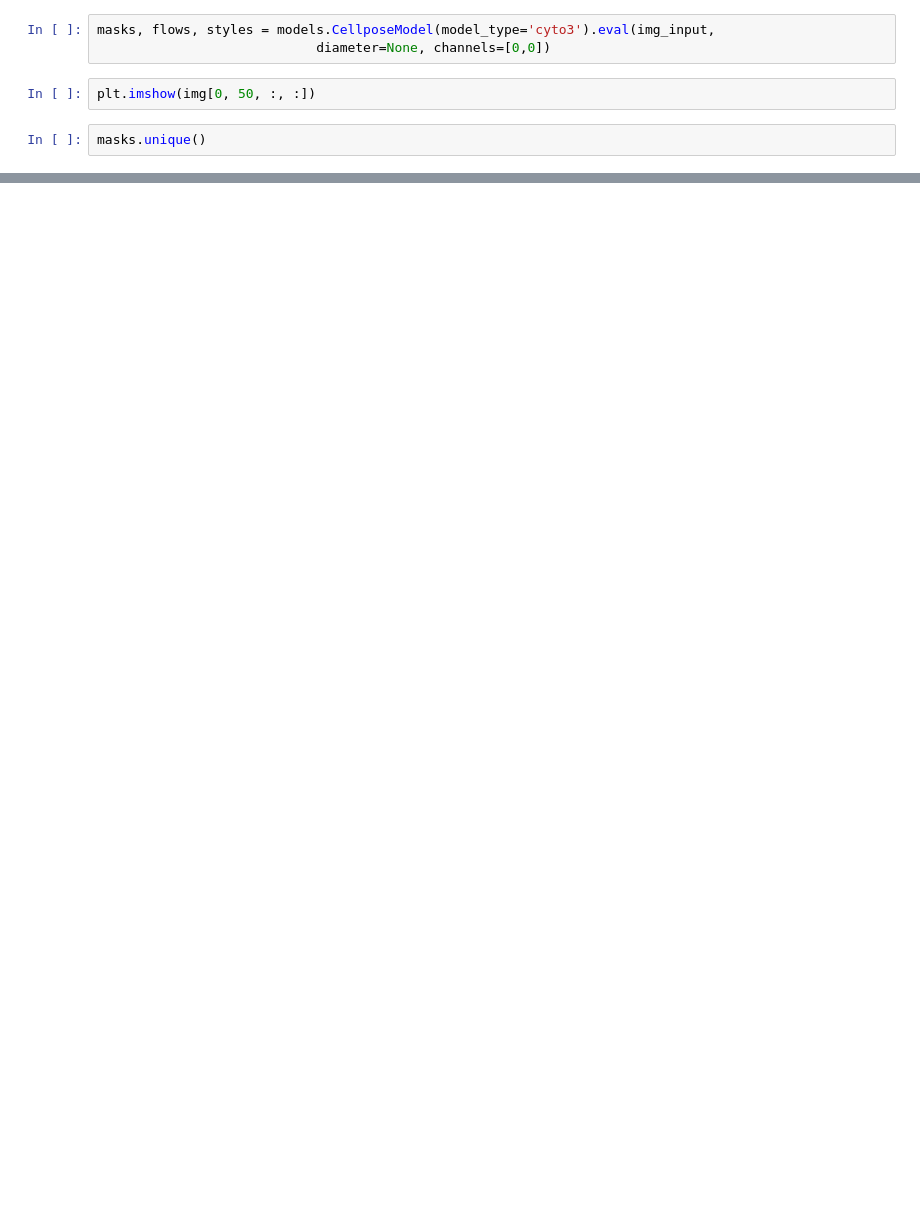
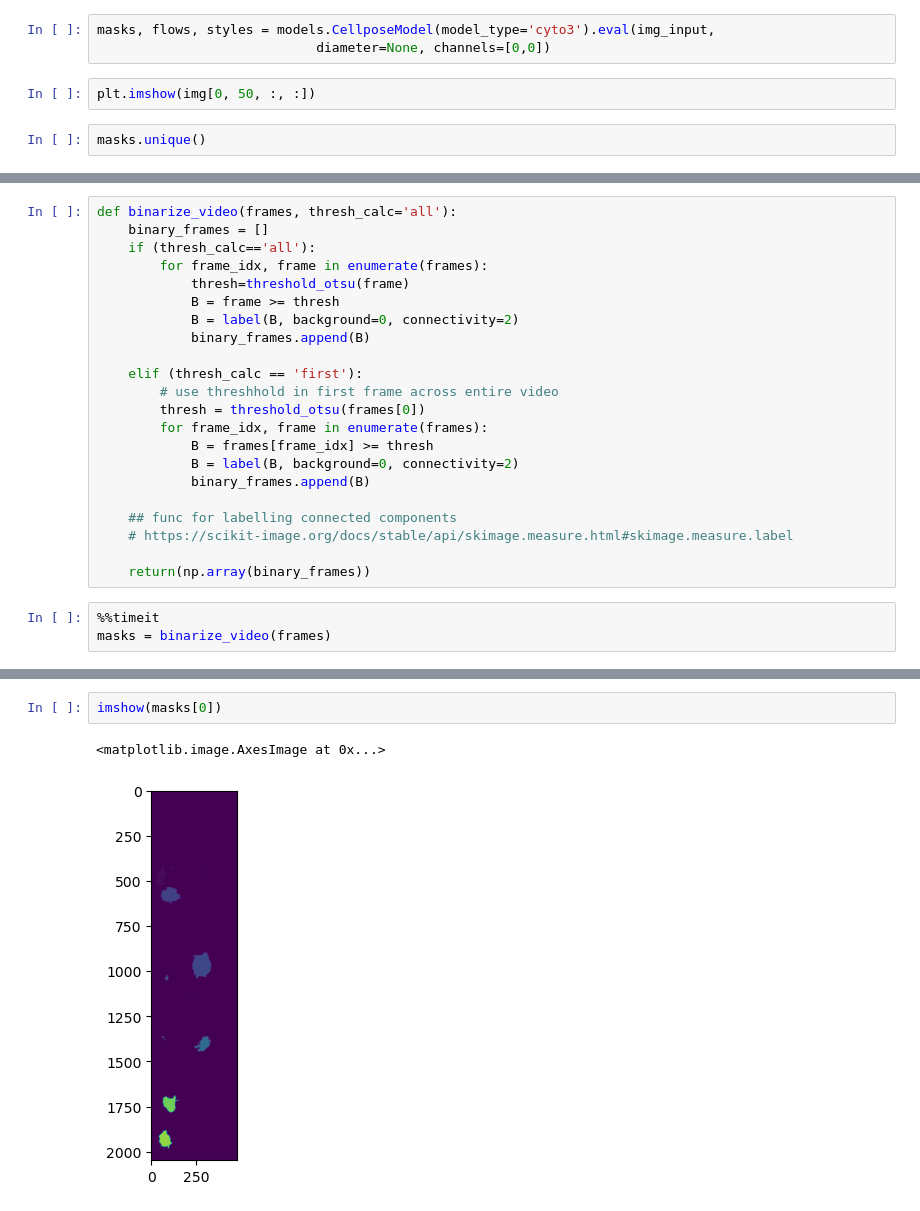
Before and after one commit to SammyAgrawal/ActinMotionPrediction, a Jupyter notebook: Bounding_Boxes.ipynb, the cells around one changed output, grey strips where cells are left out. Cells and saved outputs as stored; diff of their text form; blank space fills up the shorter version.

```diff
--- a/Bounding_Boxes.ipynb
+++ b/Bounding_Boxes.ipynb
@@ -158,0 +173,25 @@ values[0][-1]
+# %%
+def binarize_video(frames, thresh_calc='all'):
+    binary_frames = []
+    if (thresh_calc=='all'):
+        for frame_idx, frame in enumerate(frames):
+            thresh=threshold_otsu(frame)
+            B = frame >= thresh
+            B = label(B, background=0, connectivity=2)
+            binary_frames.append(B)
+
+    elif (thresh_calc == 'first'):
+        # use threshhold in first frame across entire video
+        thresh = threshold_otsu(frames[0])
+        for frame_idx, frame in enumerate(frames):
+            B = frames[frame_idx] >= thresh
+            B = label(B, background=0, connectivity=2)
+            binary_frames.append(B)
+
+    ## func for labelling connected components
+    # https://scikit-image.org/docs/stable/api/skimage.measure.html#skimage.measure.label
+
+    return(np.array(binary_frames))
+# %%
+%%timeit
+masks = binarize_video(frames)
@@ -158,0 +215,5 @@ values[0][-1]
+# %%
+imshow(masks[0])
+# %% [output]
+<matplotlib.image.AxesImage at 0x...>
+[figure, added]
```
Also changed, not shown: parts of 51 cells of this notebook, 2 other files.
